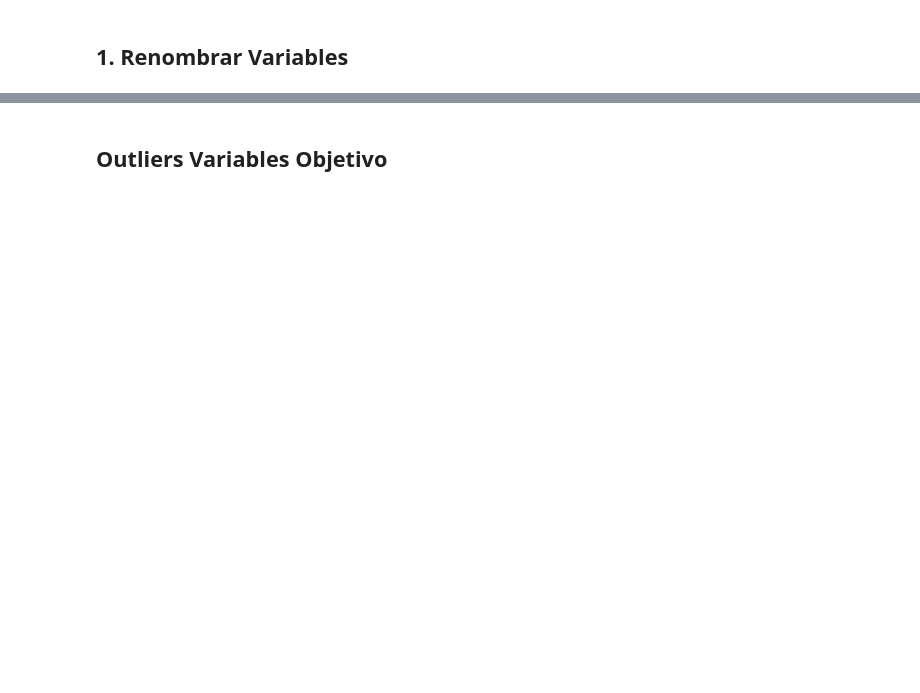
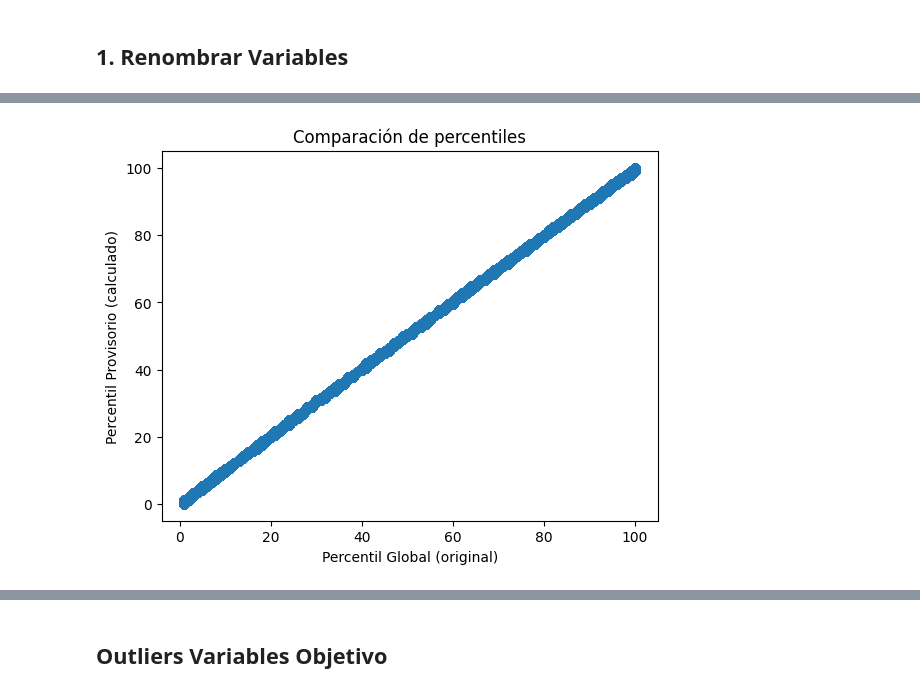
Before and after one commit to JorgeJordyJaimes/prediccion-icfes-colombia, a Jupyter notebook: notebooks/2. limpieza-datos.ipynb, the cells around one changed output, grey strips where cells are left out. Cells and saved outputs as stored; diff of their text form; code cells hidden in the pictures; blank space fills up the shorter version.

```diff
--- a/notebooks/2. limpieza-datos.ipynb
+++ b/notebooks/2. limpieza-datos.ipynb
@@ -118,0 +125,8 @@ for col in icfes.select_dtypes(include=["int64", "float64"]).columns:
+# %%
+### Cambiando el simbolo "-" por NaN para poder imputar después
+# Lista para almacenar las columnas que contienen "-"
+columnas_con_guion = [col for col in icfes.columns if "-" in icfes[col].astype(str).unique()]
+print(columnas_con_guion)  # 🔍 Muestra las columnas que contienen "-"
+
+for col in columnas_con_guion:
+    icfes[col] = icfes[col].replace({"-": np.nan})
@@ -118,0 +146,16 @@ for col in icfes.select_dtypes(include=["int64", "float64"]).columns:
+# %%
+# Convertir la columna a string primero para asegurar que podemos manipular el texto
+icfes['inse_estudiante'] = icfes['inse_estudiante'].astype(str)
+
+# Eliminar puntos y caracteres no numéricos
+icfes['inse_estudiante'] = icfes['inse_estudiante'].str.replace('.', '')
+icfes['inse_estudiante'] = icfes['inse_estudiante'].str.extract('(\d+)', expand=False)
+
+# Tomar los primeros 4 dígitos y formatear como XX.XX
+icfes['inse_estudiante'] = icfes['inse_estudiante'].str[:4]
+icfes['inse_estudiante'] = icfes['inse_estudiante'].str[:2] + '.' + icfes['inse_estudiante'].str[2:]
+
+# Convertir a float
+icfes['inse_estudiante'] = pd.to_numeric(icfes['inse_estudiante'], errors='coerce')
+
+icfes['inse_estudiante']
@@ -118,0 +186,2 @@ for col in icfes.select_dtypes(include=["int64", "float64"]).columns:
+# %%
+icfes['nse_estudiante'] = pd.to_numeric(icfes['nse_estudiante'], errors='coerce')
@@ -118,0 +214,9 @@ for col in icfes.select_dtypes(include=["int64", "float64"]).columns:
+# %%
+icfes['percentil_global'] = pd.to_numeric(icfes['percentil_global'], errors='coerce')
+# Re calculamos el percentilo del puntaje global para rellenar
+icfes['percentil_provisorio'] = icfes['puntaje_global'].rank(pct=True) * 100
+
+comparacion = icfes.loc[icfes['percentil_global'].notna(), ['puntaje_global', 'percentil_global', 'percentil_provisorio']]
+comparacion['diferencia'] = comparacion['percentil_global'] - comparacion['percentil_provisorio']
+
+print(comparacion['diferencia'].describe())
@@ -118,0 +233,8 @@ for col in icfes.select_dtypes(include=["int64", "float64"]).columns:
+# %%
+plt.scatter(comparacion['percentil_global'], comparacion['percentil_provisorio'], alpha=0.4)
+plt.xlabel('Percentil Global (original)')
+plt.ylabel('Percentil Provisorio (calculado)')
+plt.title('Comparación de percentiles')
+plt.show()
+# %% [output]
+[figure, added]
```
Also changed, not shown: parts of 26 cells of this notebook.
